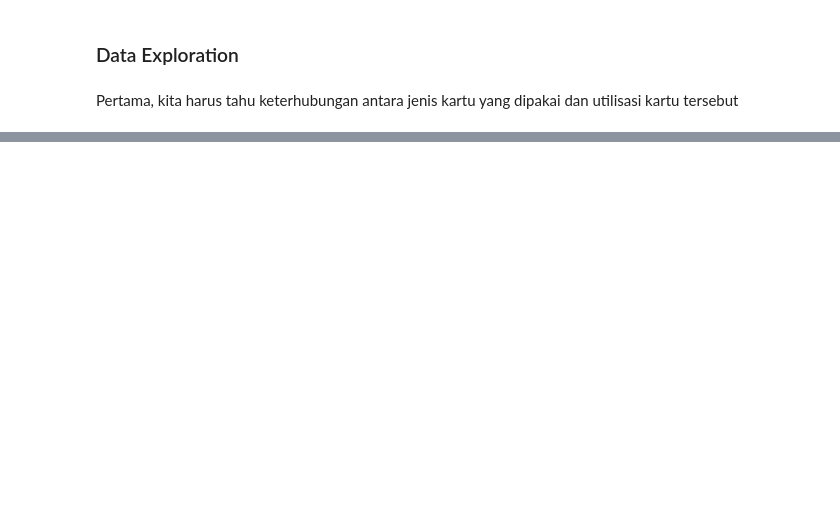
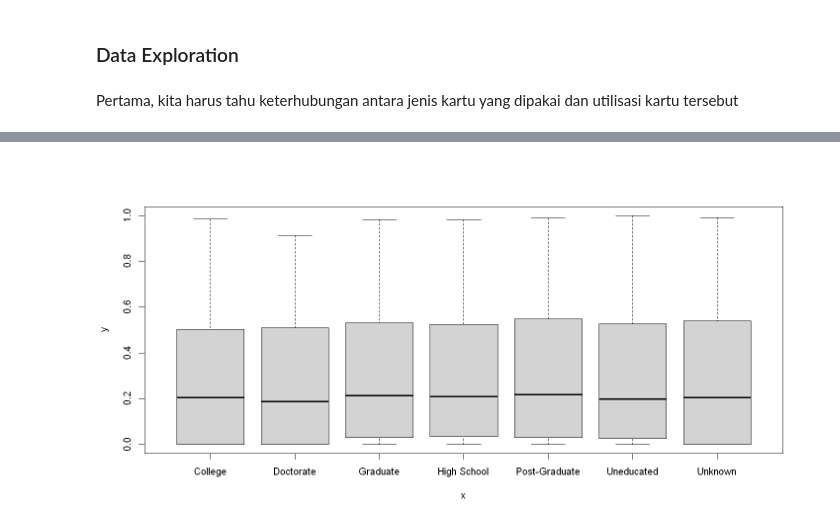
Before and after one commit to kaenova/Statistika_Tubes, a Jupyter notebook: Kaenova's Notebook.ipynb, the cells around one changed output, grey strips where cells are left out. Cells and saved outputs as stored; diff of their text form; code cells hidden in the pictures; blank space fills up the shorter version.

```diff
--- a/Kaenova's Notebook.ipynb
+++ b/Kaenova's Notebook.ipynb
@@ -160,0 +184,4 @@ A summarytools: 15 × 5 of type dbl
+# %%
+plot(factor(blue$Tingkat_Pendidikan), blue$Utilisasi)
+# %% [output]
+[figure, added]
```
Also changed, not shown: parts of 26 cells of this notebook.
